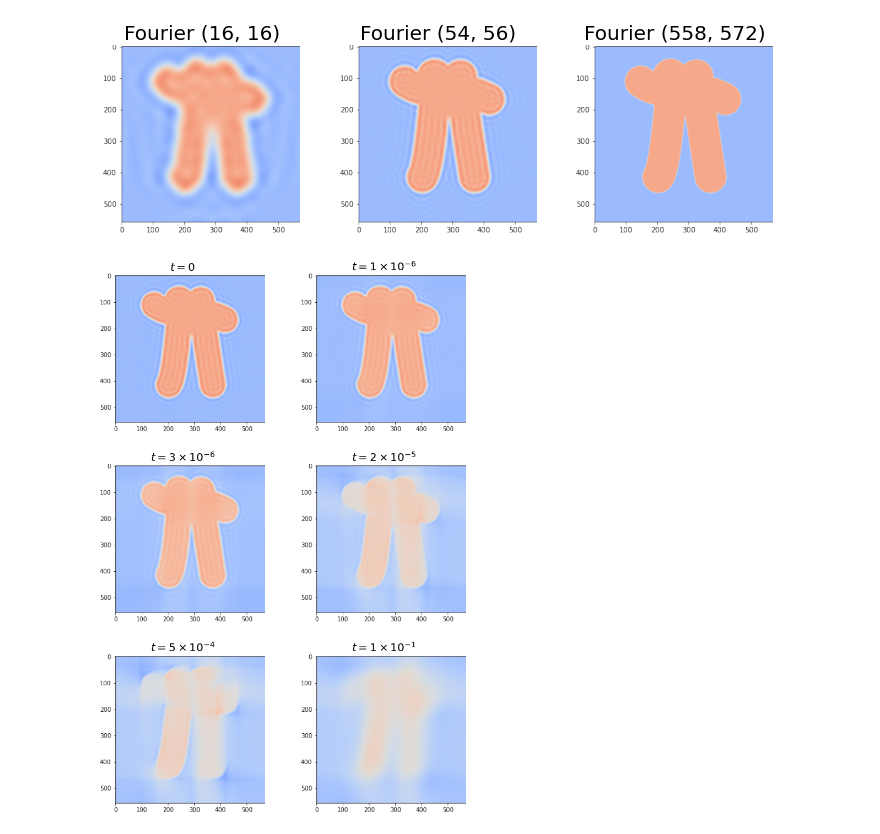
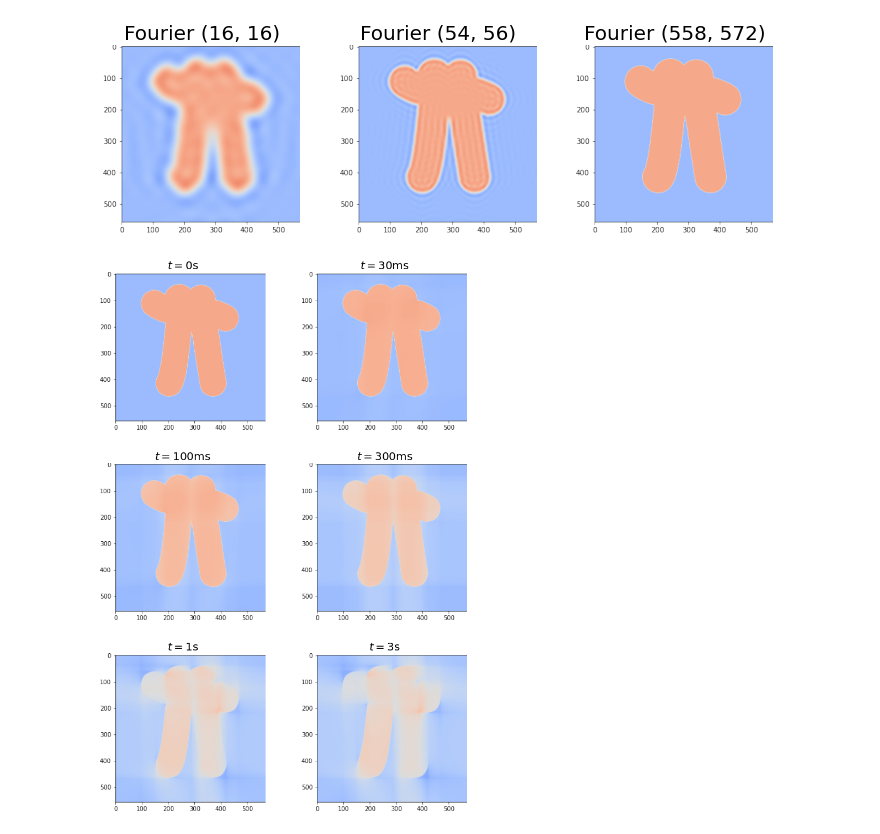
Before and after one commit to jeanHeibig/diffusionFeymanKac, a Jupyter notebook: piFourier.ipynb, the cells around one changed output. Saved outputs shown, nothing was run; the diff lists cells and outputs as text; code cells hidden in the pictures.

Commit message:
Scale time

```diff
--- a/piFourier.ipynb
+++ b/piFourier.ipynb
@@ -171,41 +174,41 @@ plt.show()
 # %% [output]
 [figure]
 # %%
-c1 = plt.imread("images/piTime/fourier-54-56-t-0.0000000.png")
-c2 = plt.imread("images/piTime/fourier-54-56-t-0.0000010.png")
-c3 = plt.imread("images/piTime/fourier-54-56-t-0.0000030.png")
-c4 = plt.imread("images/piTime/fourier-54-56-t-0.0000200.png")
-c5 = plt.imread("images/piTime/fourier-54-56-t-0.0005000.png")
-c6 = plt.imread("images/piTime/fourier-54-56-t-0.1000000.png")
+c1 = plt.imread(f"images/piTime/fourier-{nx}-{ny}-t-0.0000000.png")
+c2 = plt.imread(f"images/piTime/fourier-{nx}-{ny}-t-0.0300000.png")
+c3 = plt.imread(f"images/piTime/fourier-{nx}-{ny}-t-0.1000000.png")
+c4 = plt.imread(f"images/piTime/fourier-{nx}-{ny}-t-0.3000000.png")
+c5 = plt.imread(f"images/piTime/fourier-{nx}-{ny}-t-1.0000000.png")
+c6 = plt.imread(f"images/piTime/fourier-{nx}-{ny}-t-3.0000000.png")
 
 fig, ax = plt.subplots(3, 2, figsize=(12,18))
 fst=20
 
 ax[0, 0].axis("off")
 ax[0, 0].imshow(c1)
-ax[0, 0].set_title("$t = 0$", fontsize=fst)
+ax[0, 0].set_title("$t = 0$s", fontsize=fst)
 
 ax[0, 1].axis("off")
 ax[0, 1].imshow(c2)
-ax[0, 1].set_title("$t = 1\\times 10^{-6}$", fontsize=fst)
+ax[0, 1].set_title("$t = 30$ms", fontsize=fst)
 
 ax[1, 0].axis("off")
 ax[1, 0].imshow(c3)
-ax[1, 0].set_title("$t = 3\\times 10^{-6}$", fontsize=fst)
+ax[1, 0].set_title("$t = 100$ms", fontsize=fst)
 
 ax[1, 1].axis("off")
 ax[1, 1].imshow(c4)
-ax[1, 1].set_title("$t = 2\\times 10^{-5}$", fontsize=fst)
+ax[1, 1].set_title("$t = 300$ms", fontsize=fst)
 
 ax[2, 0].axis("off")
 ax[2, 0].imshow(c5)
-ax[2, 0].set_title("$t = 5\\times 10^{-4}$", fontsize=fst)
+ax[2, 0].set_title("$t = 1$s", fontsize=fst)
 
 ax[2, 1].axis("off")
 ax[2, 1].imshow(c6)
-ax[2, 1].set_title("$t = 1\\times 10^{-1}$", fontsize=fst)
+ax[2, 1].set_title("$t = 3$s", fontsize=fst)
 
 fig.savefig(f"piTimeExample.png", transparent=True, bbox_inches='tight')
 plt.show()
 # %% [output]
-[figure, old version]
+[figure, new version]
```
Also changed, not shown: parts of 3 cells of this notebook, 1 other file.
